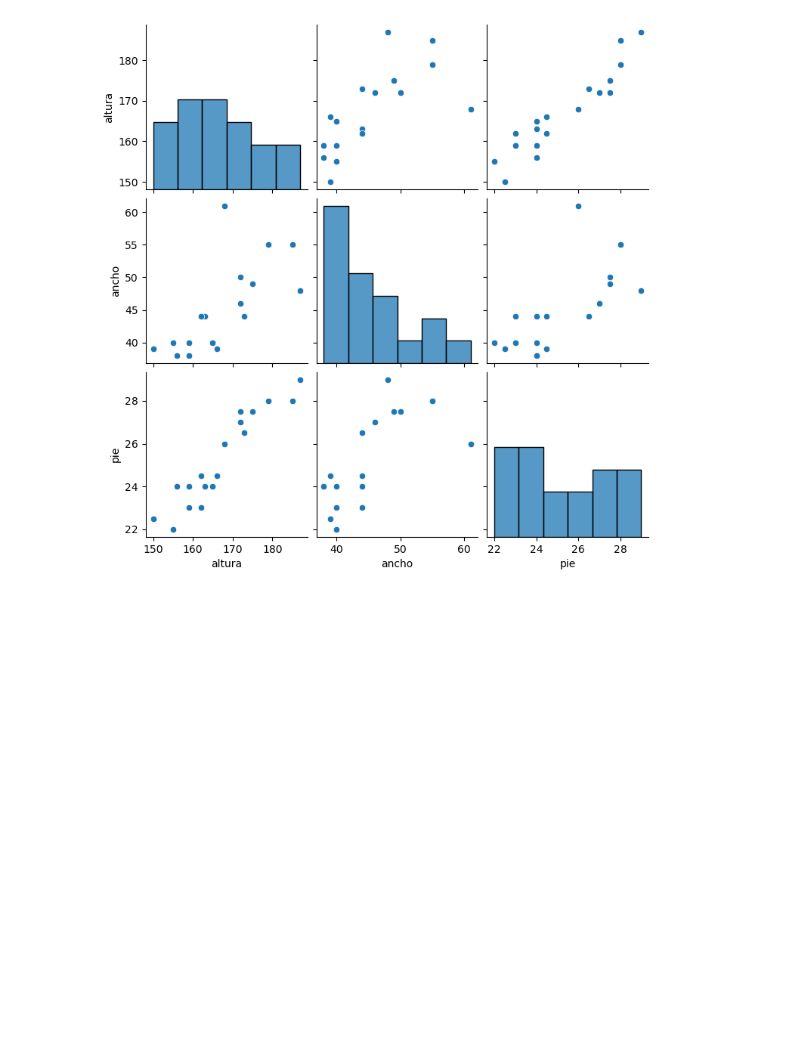
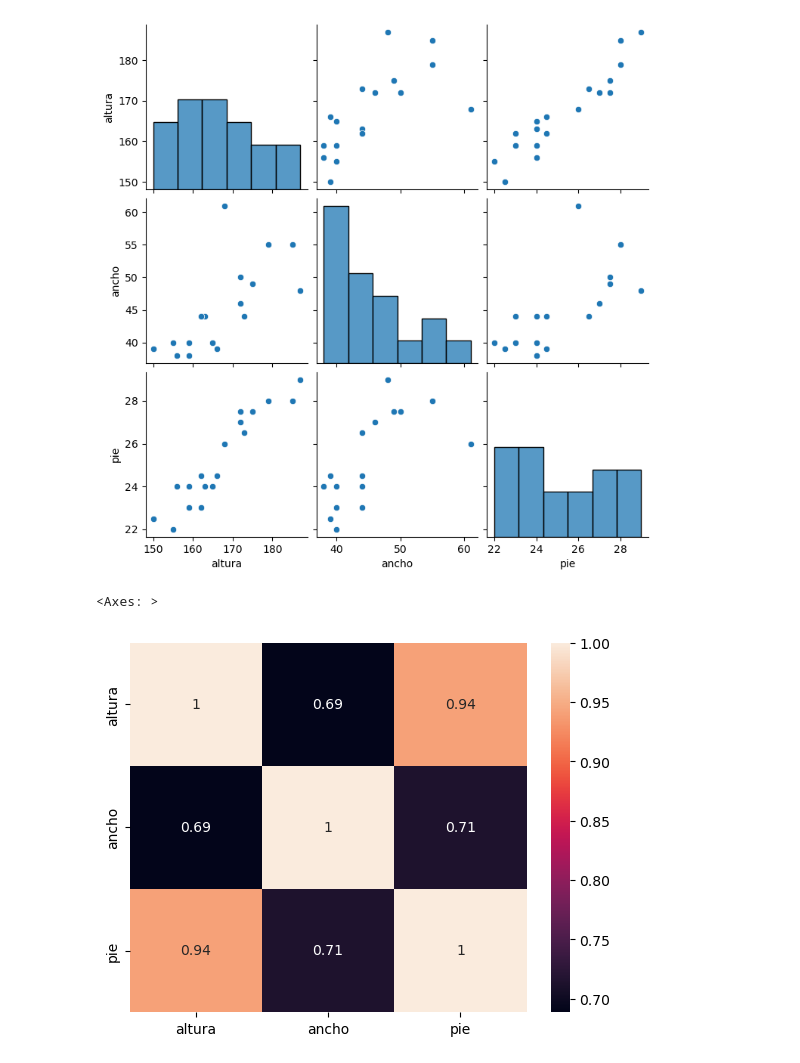
Before and after one commit to RafaelTakata0105/EstOpt_examen2, a Jupyter notebook: modelos.ipynb, the cells around one changed output. Cells and saved outputs as stored; diff of their text form; code cells hidden in the pictures; blank space fills up the shorter version.

```diff
--- a/modelos.ipynb
+++ b/modelos.ipynb
@@ -64,3 +61,8 @@ sns.pairplot(df)
 # %% [output]
 <seaborn.axisgrid.PairGrid at 0x...>
 [figure]
+# %%
+sns.heatmap(df.corr(), annot=True)
+# %% [output]
+<Axes: >
+[figure, added]
```
Also changed, not shown: parts of 17 cells of this notebook.
